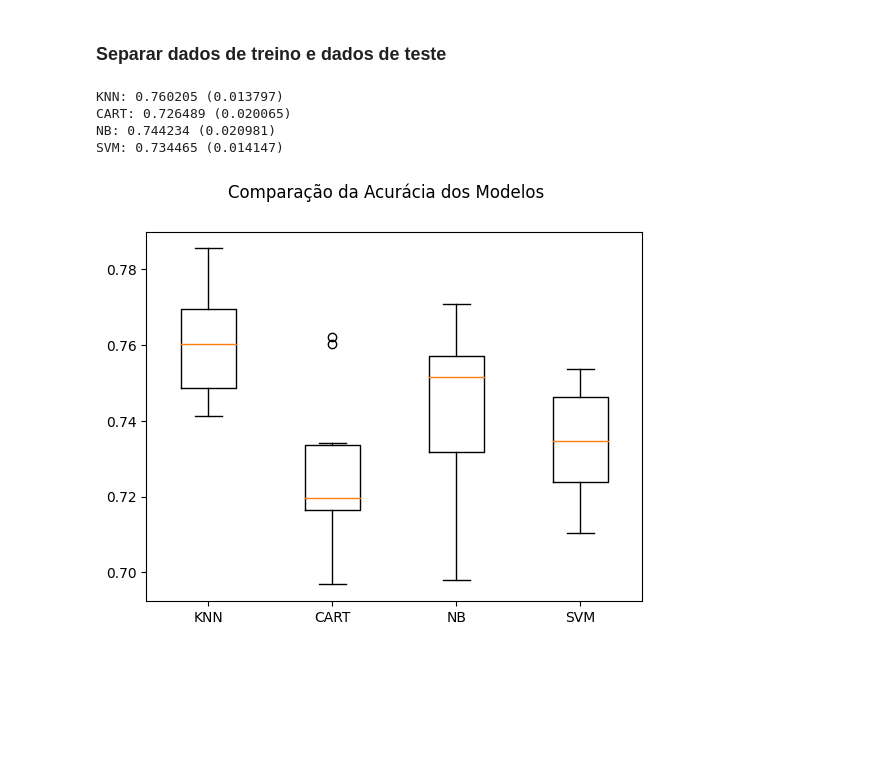
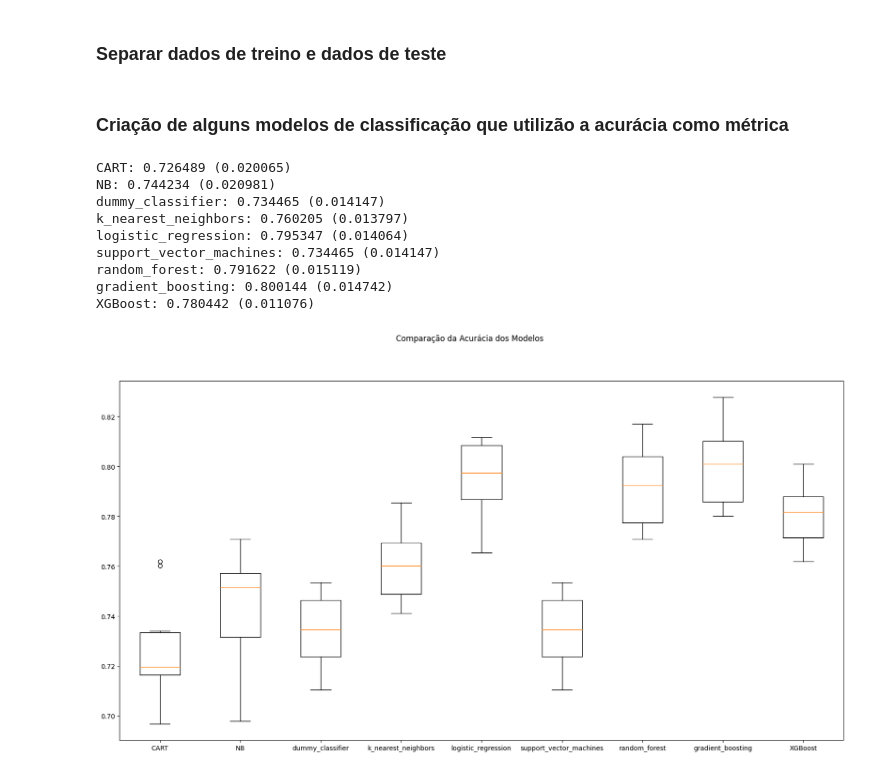
Before and after one commit to vinicius-mattoso/churn_project, a Jupyter notebook: ChurnModel.ipynb, the cells around one changed output. Drawn from its saved outputs; the diff is of its cells as text; code cells hidden in the pictures; blank space fills up the shorter version.

```diff
--- a/ChurnModel.ipynb
+++ b/ChurnModel.ipynb
@@ -151,41 +176,54 @@ X_train, X_test, y_train, y_test = X_train.values, X_test.values, y_train.values
 # Criando os folds para a validação cruzada
 num_particoes = 10 # número de folds da validação cruzada
 kfold = KFold(n_splits=num_particoes, shuffle=True, random_state=seed) # faz o particionamento em 10 folds
+# %% [markdown]
+### Criação de alguns modelos de classificação que utilizão a acurácia como métrica
 # %%
 # Modelagem
 
 # Definindo uma seed global para esta célula de código
 np.random.seed(seed)
 
 # Listas para armazenar os modelos, os resultados e os nomes dos modelos
 models = []
 results = []
 names = []
 
 # Preparando os modelos e adicionando-os em uma lista
-models.append(('KNN', KNeighborsClassifier()))
 models.append(('CART', DecisionTreeClassifier()))
 models.append(('NB', GaussianNB()))
-models.append(('SVM', SVC()))
+models.append(('dummy_classifier', DummyClassifier(random_state=seed, strategy='most_frequent')))
+models.append(('k_nearest_neighbors', KNeighborsClassifier()))
+models.append(('logistic_regression', LogisticRegression(random_state=seed)))
+models.append(('support_vector_machines', SVC(random_state=seed)))
+models.append(('random_forest', RandomForestClassifier(random_state=seed)))
+models.append(('gradient_boosting', GradientBoostingClassifier(random_state=seed)))
+models.append(('XGBoost', XGBClassifier(random_state=seed)))
+
 
 # Avaliando um modelo por vez
 for name, model in models:
   cv_results = cross_val_score(model, X_train, y_train, cv=kfold, scoring='accuracy')
   results.append(cv_results)
   names.append(name)
   msg = "%s: %f (%f)" % (name, cv_results.mean(), cv_results.std()) # média e desvio padrão dos 10 resultados da validação cruzada
   print(msg)
 
 # Boxplot de comparação dos modelos
-fig = plt.figure()
+fig = plt.figure(figsize=(20, 10))
 fig.suptitle('Comparação da Acurácia dos Modelos')
 ax = fig.add_subplot(111)
 plt.boxplot(results)
 ax.set_xticklabels(names)
 plt.show()
 # %% [output]
-KNN: 0.760205 (0.013797)
 CART: 0.726489 (0.020065)
 NB: 0.744234 (0.020981)
-SVM: 0.734465 (0.014147)
+dummy_classifier: 0.734465 (0.014147)
+k_nearest_neighbors: 0.760205 (0.013797)
+logistic_regression: 0.795347 (0.014064)
+support_vector_machines: 0.734465 (0.014147)
+random_forest: 0.791622 (0.015119)
+gradient_boosting: 0.800144 (0.014742)
+XGBoost: 0.780442 (0.011076)
-[figure, old version]
+[figure, new version]
```
Also changed, not shown: parts of 21 cells of this notebook.
